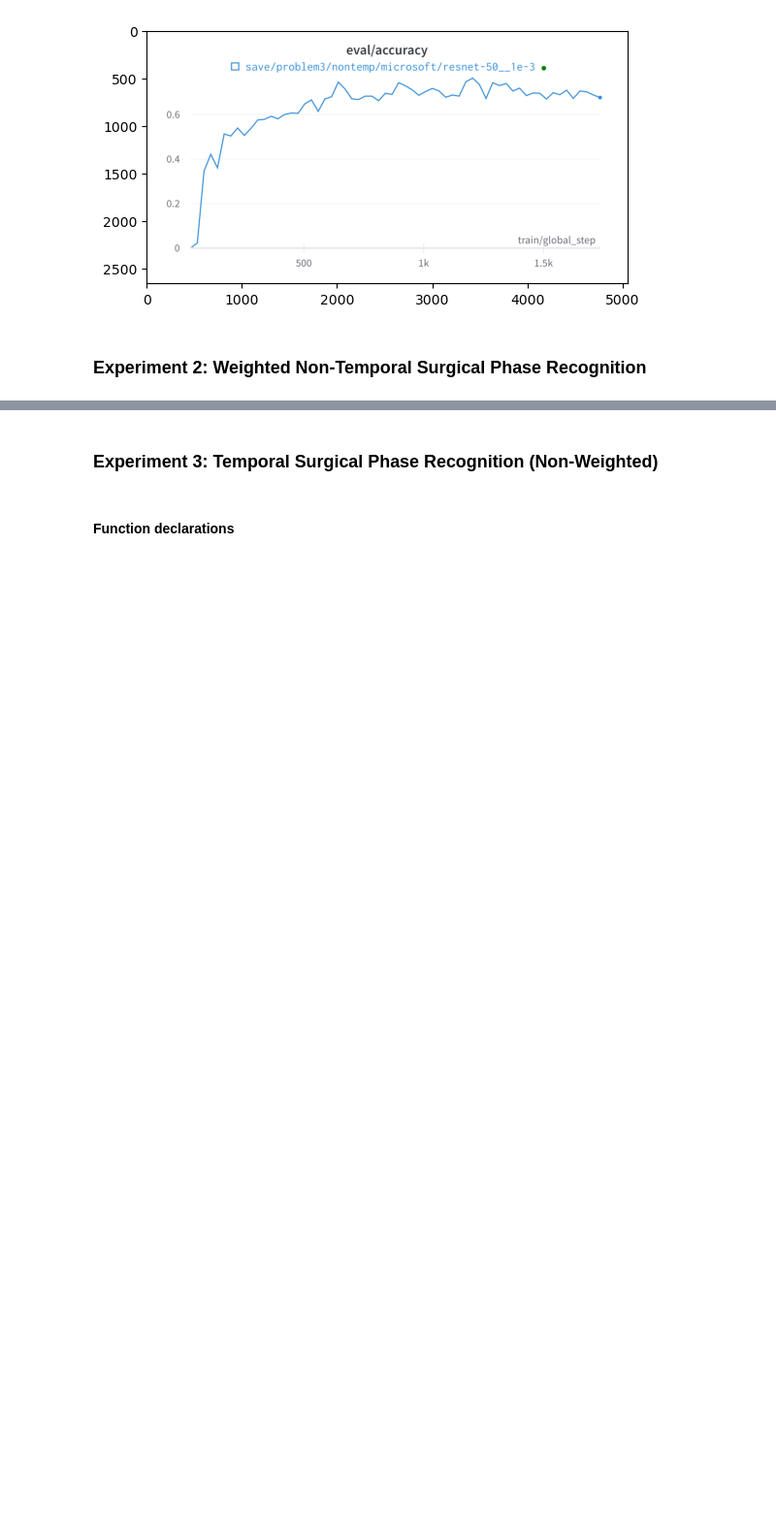
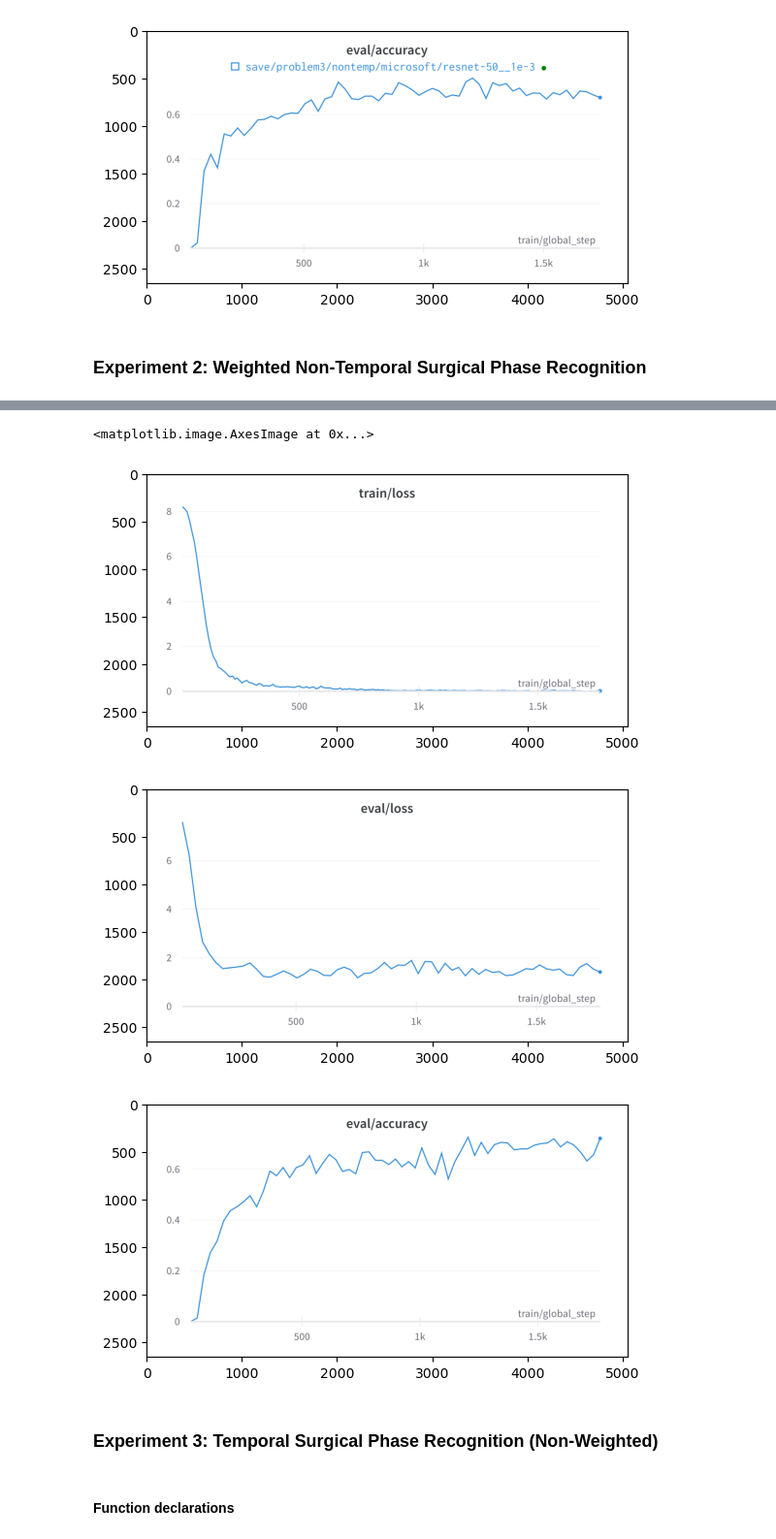
Before and after one commit to holylovenia/ai-healthcare, a Jupyter notebook: assignment1/problem3-solution.ipynb, the cells around one changed output, grey strips where cells are left out. Shown at 97% size. Drawn from its saved outputs; the diff is of its cells as text; code cells hidden in the pictures; blank space fills up the shorter version.

Commit message:
Finish Problem 1

```diff
--- a/assignment1/problem3-solution.ipynb
+++ b/assignment1/problem3-solution.ipynb
@@ -478,3 +560,20 @@ plt.imshow(img)
+# %%
+plt.figure()
+img = mpimg.imread("./log/problem3/exp2/exp2_train_loss.png")
+plt.imshow(img)
+
+plt.figure()
+img = mpimg.imread("./log/problem3/exp2/exp2_valid_loss.png")
+plt.imshow(img)
+
+plt.figure()
+img = mpimg.imread("./log/problem3/exp2/exp2_valid_acc.png")
+plt.imshow(img)
+# %% [output]
+<matplotlib.image.AxesImage at 0x...>
+[figure, added]
+[figure, added]
+[figure, added]
 # %% [markdown]
 ### Experiment 3: Temporal Surgical Phase Recognition (Non-Weighted)
 # %%
```
Also changed, not shown: parts of 30 cells of this notebook, 8 other files.
